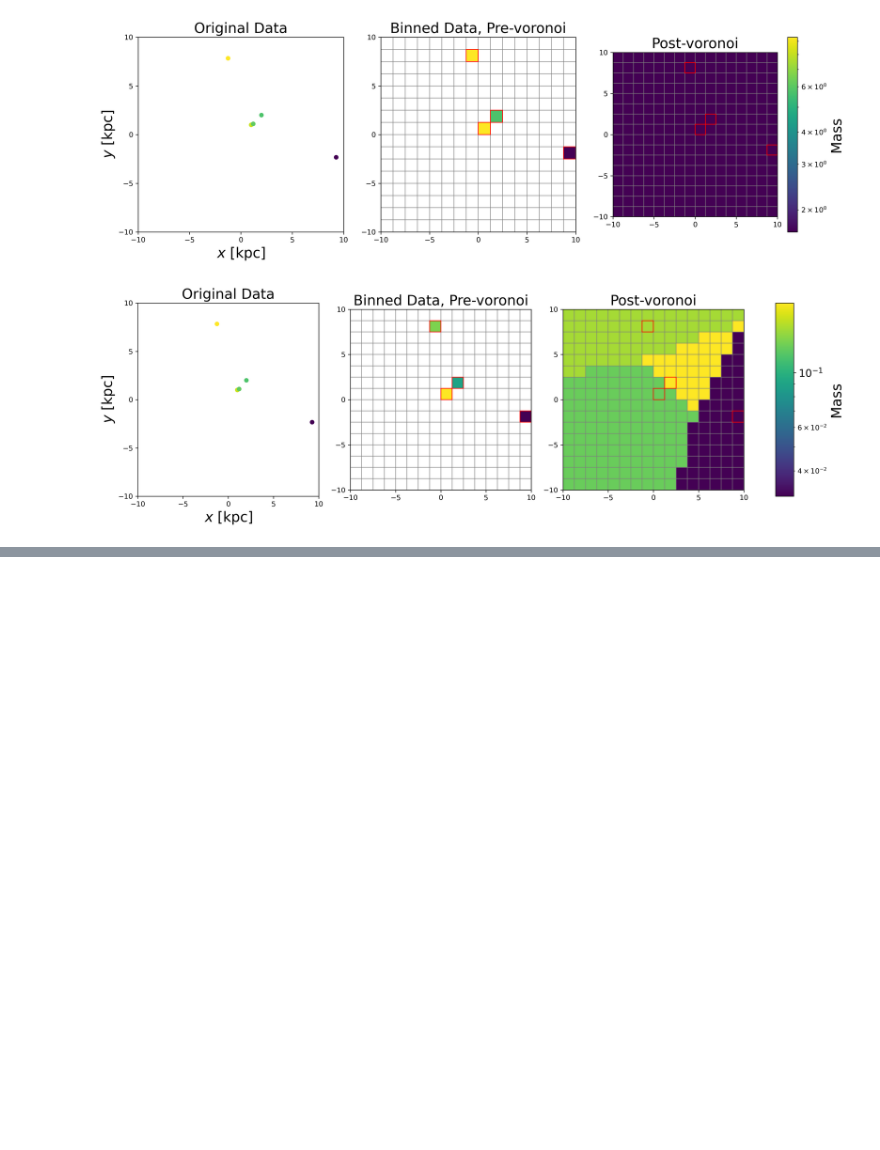
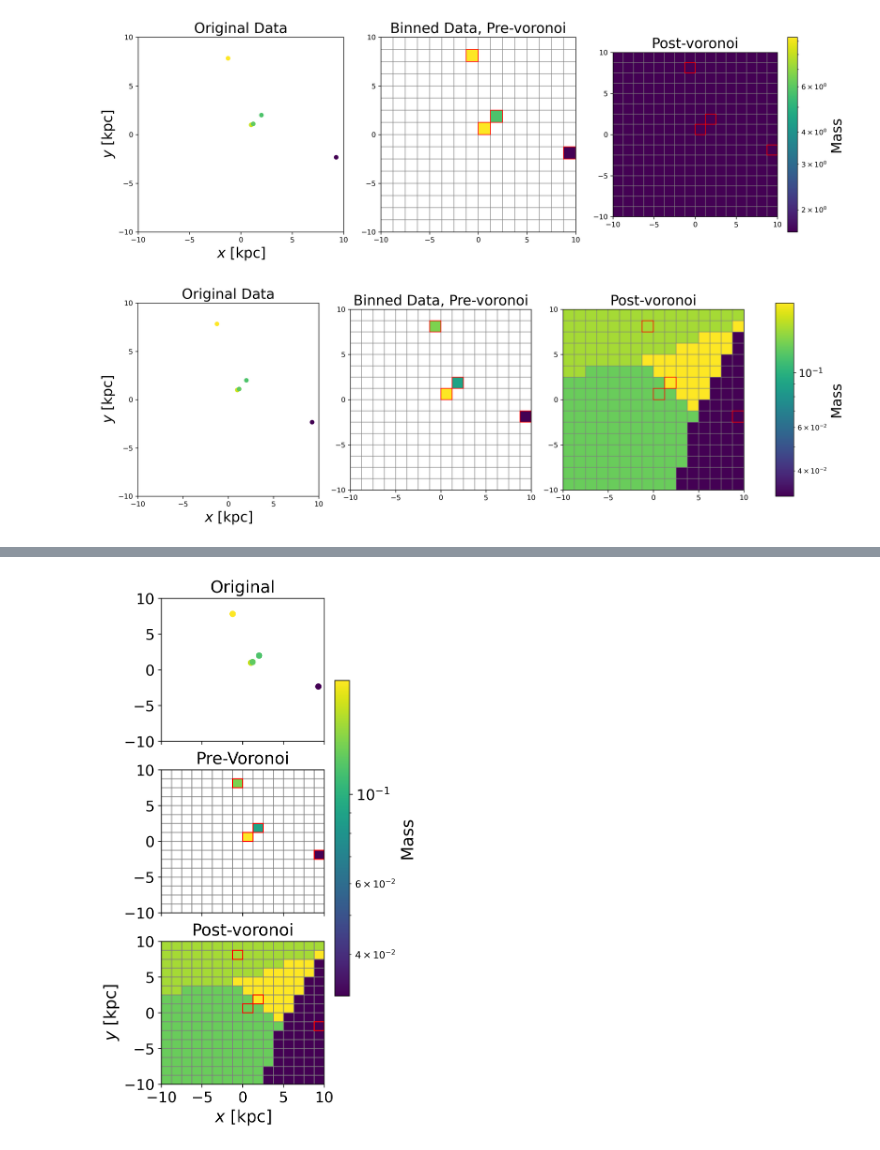
Before and after one commit to msekatchev/nugget-emissions, a Jupyter notebook: processing/voronoi-tessellation-demo.ipynb, the cells around one changed output, grey strips where cells are left out. Drawn from its saved outputs; the diff is of its cells as text; code cells hidden in the pictures; blank space fills up the shorter version.

```diff
--- a/processing/voronoi-tessellation-demo.ipynb
+++ b/processing/voronoi-tessellation-demo.ipynb
@@ -393,0 +463,72 @@ plt.show()
+# %%
+plt.close()
+fig, ax = plt.subplots(3,1, dpi=400, figsize=(3,9), sharex=True)
+
+# Subplot 1: Original Data
+axs0 = ax[0]
+sc = axs0.scatter(points[:, 0], points[:, 1], c=masses,
+                  cmap='viridis', s=30, norm=matplotlib.colors.LogNorm())
+axs0.set_title("Original", size=17)
+# axs0.set_xlabel('$x$ [kpc]', size=20)
+# axs0.set_ylabel('$y$ [kpc]', size=20)
+axs0.set_xticks(np.array([-10, -5, 0, 5, 10]))
+axs0.set_yticks(np.array([-10, -5, 0, 5, 10]))
+
+
+# Subplot 2: Binned Data, Pre-voronoi
+axs1 = ax[1]
+im1 = axs1.imshow(binned_points.T, extent=[-10, 10, -10, 10],
+                  norm=matplotlib.colors.LogNorm(), origin="lower", aspect='auto')
+for i in range(len(voxel_vertices)):
+    axs1.fill(voxel_vertices[i][:, 0], voxel_vertices[i][:, 1], edgecolor='black', fill=False, alpha=0.5, c="gray")
+
+for i in range(len(voxel_vertices[select_binned_points])):
+    axs1.fill(voxel_vertices[select_binned_points][i][:, 1], voxel_vertices[select_binned_points][i][:, 0],
+                edgecolor='black', fill=False, alpha=1, c="red")
+axs1.set_title("Pre-Voronoi", size=17)
+# axs1.set_xlabel('$x$ [kpc]', size=20)
+# axs1.set_ylabel('$y$ [kpc]', size=20)
+axs1.set_xticks(np.array([-10, -5, 0, 5, 10]))
+axs1.set_yticks(np.array([-10, -5, 0, 5, 10]))
+
+# Subplot 3: Post-voronoi
+axs2 = ax[2]
+im2 = axs2.imshow(voronoied_result.T, extent=[-10, 10, -10, 10],
+                  norm=matplotlib.colors.LogNorm(), origin="lower", aspect='auto')
+for i in range(len(voxel_vertices)):
+    axs2.fill(voxel_vertices[i][:, 0], voxel_vertices[i][:, 1], edgecolor='black', fill=False, alpha=0.5, c="gray")
+
+for i in range(len(voxel_vertices[select_binned_points])):
+    axs2.fill(voxel_vertices[select_binned_points][i][:, 1], voxel_vertices[select_binned_points][i][:, 0],
+                edgecolor='black', fill=False, alpha=1, c="red")
+axs2.set_title("Post-voronoi", size=17)
+axs2.set_xticks(np.array([-10, -5, 0, 5, 10]))
+axs2.set_yticks(np.array([-10, -5, 0, 5, 10]))
+
+axs2.set_xlabel('$x$ [kpc]', size=17)
+axs2.set_ylabel('$y$ [kpc]', size=17)
+
+# # Colorbar for the third subplot
+# # cbar_ax = axs2
+# cbar = plt.colorbar(im2)
+# cbar.ax.tick_params(labelsize=15)
+# cbar.set_label("Mass", fontsize=15)
+
+
+# Create an axis for the colorbar
+cbar_ax = fig.add_axes([0.95, 0.25, 0.07, 0.5])  # [left, bottom, width, height]
+cbar = fig.colorbar(im2, cax=cbar_ax)
+cbar.ax.tick_params(labelsize=15)
+cbar.set_label("Mass", fontsize=17)
+
+
+# plt.subplots_adjust(wspace=0.17, hspace=0)
+
+
+for axsX in ax:
+    axsX.tick_params(axis='both', which='major', labelsize=15)
+
+plt.savefig("../visuals/voronoi-demo.pdf", bbox_inches="tight")
+# plt.show()
+# %% [output]
+[figure, added]
```
Also changed, not shown: parts of 2 cells of this notebook, 37 other files.
